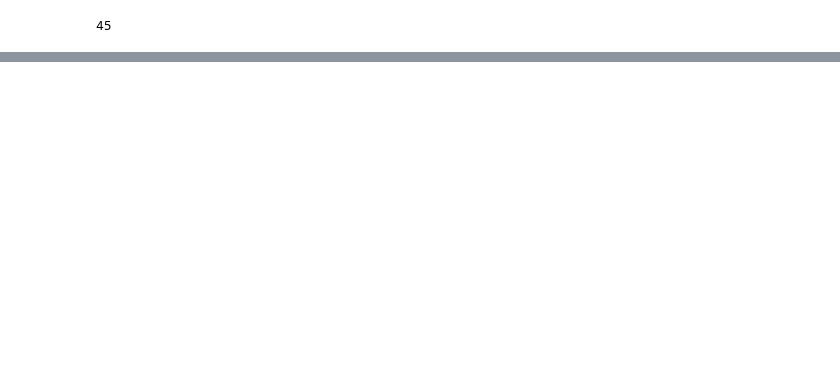
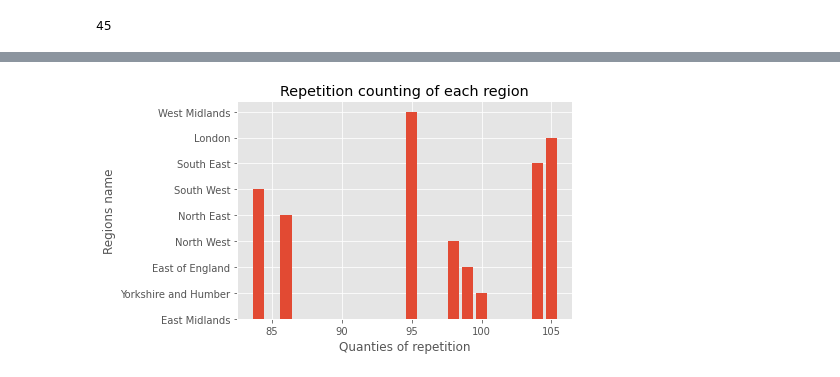
Before and after one commit to orlando074/-micron-in-UK-data-analysis, a Jupyter notebook: OmicronVirus test dataAnalyze.ipynb, the cells around one changed output, grey strips where cells are left out. Saved outputs shown, nothing was run; the diff lists cells and outputs as text; code cells hidden in the pictures; blank space fills up the shorter version.

```diff
--- a/OmicronVirus test dataAnalyze.ipynb
+++ b/OmicronVirus test dataAnalyze.ipynb
@@ -282,0 +296,10 @@ print(regioes)
+# %%
+#Ploting the counting of repetition frequency about each region
+
+plt.bar(regioes,namesregiao)
+plt.title("Repetition counting of each region")
+plt.xlabel("Quanties of repetition")
+plt.ylabel("Regions name")
+plt.show()
+# %% [output]
+[figure, added]
```
Also changed, not shown: parts of 6 cells of this notebook.
